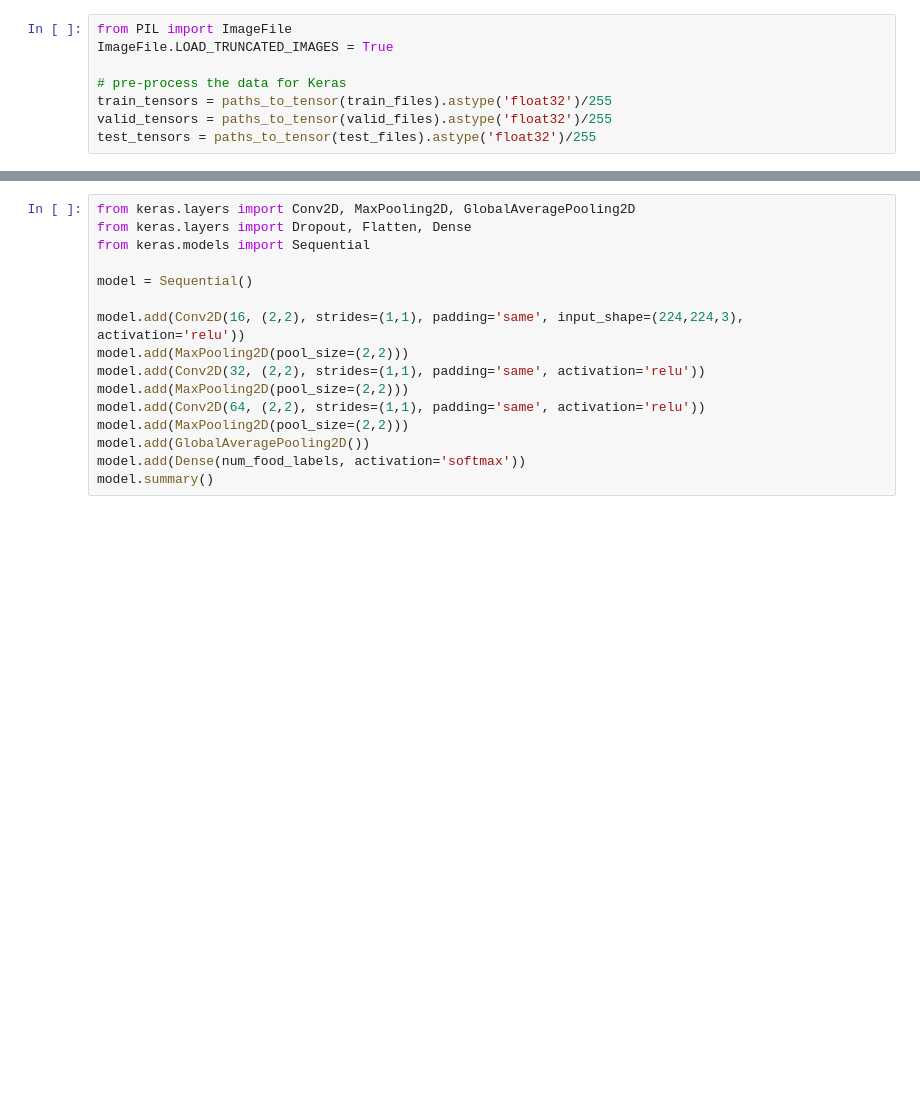
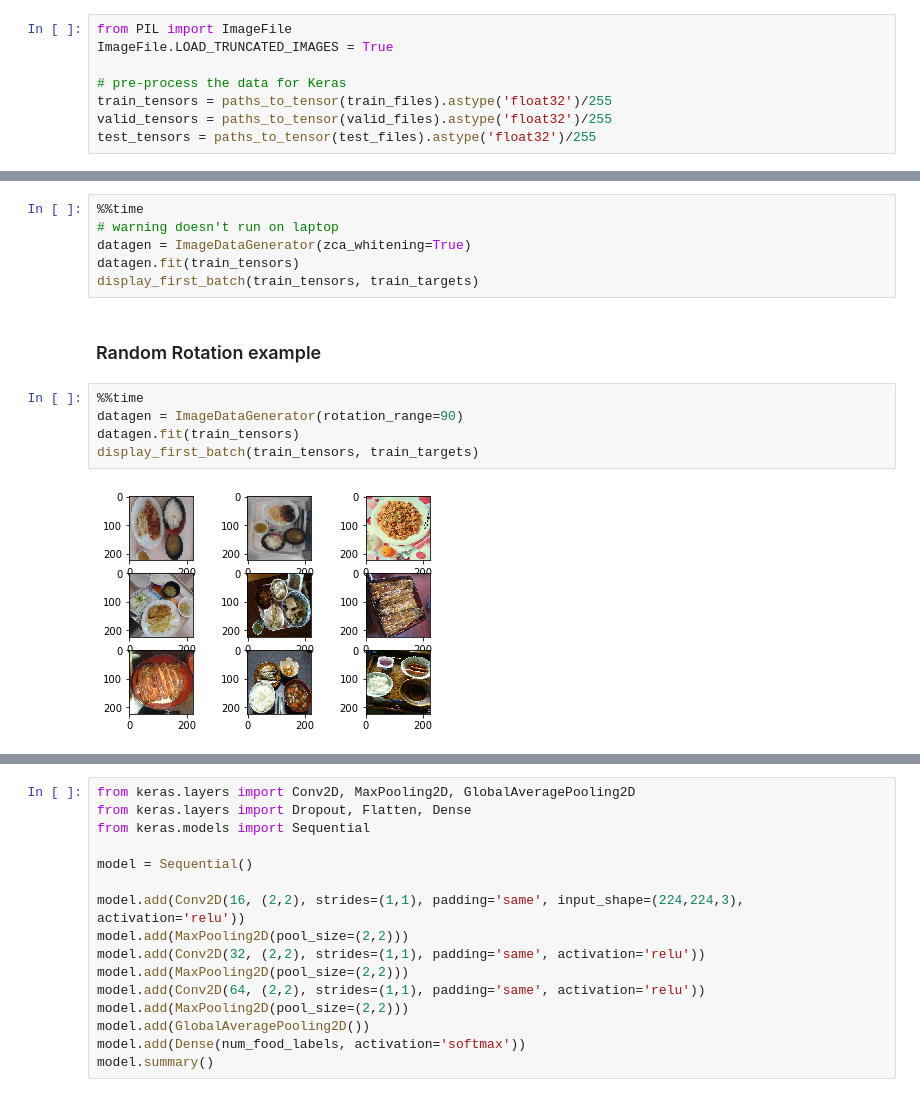
Before and after one commit to winghymliu/deeplearning-foodclassifier, a Jupyter notebook: MachineLearningNanodegreeCaptstone-FoodClassifier.ipynb, the cells around one changed output, grey strips where cells are left out. Saved outputs shown, nothing was run; the diff lists cells and outputs as text; blank space fills up the shorter version.

```diff
--- a/MachineLearningNanodegreeCaptstone-FoodClassifier.ipynb
+++ b/MachineLearningNanodegreeCaptstone-FoodClassifier.ipynb
@@ -176,0 +201,15 @@ pyplot.show()
+# %%
+%%time
+# warning doesn't run on laptop
+datagen = ImageDataGenerator(zca_whitening=True)
+datagen.fit(train_tensors)
+display_first_batch(train_tensors, train_targets)
+# %% [markdown]
+### Random Rotation example
+# %%
+%%time
+datagen = ImageDataGenerator(rotation_range=90)
+datagen.fit(train_tensors)
+display_first_batch(train_tensors, train_targets)
+# %% [output]
+[figure, added]
```
Also changed, not shown: parts of 15 cells of this notebook.
